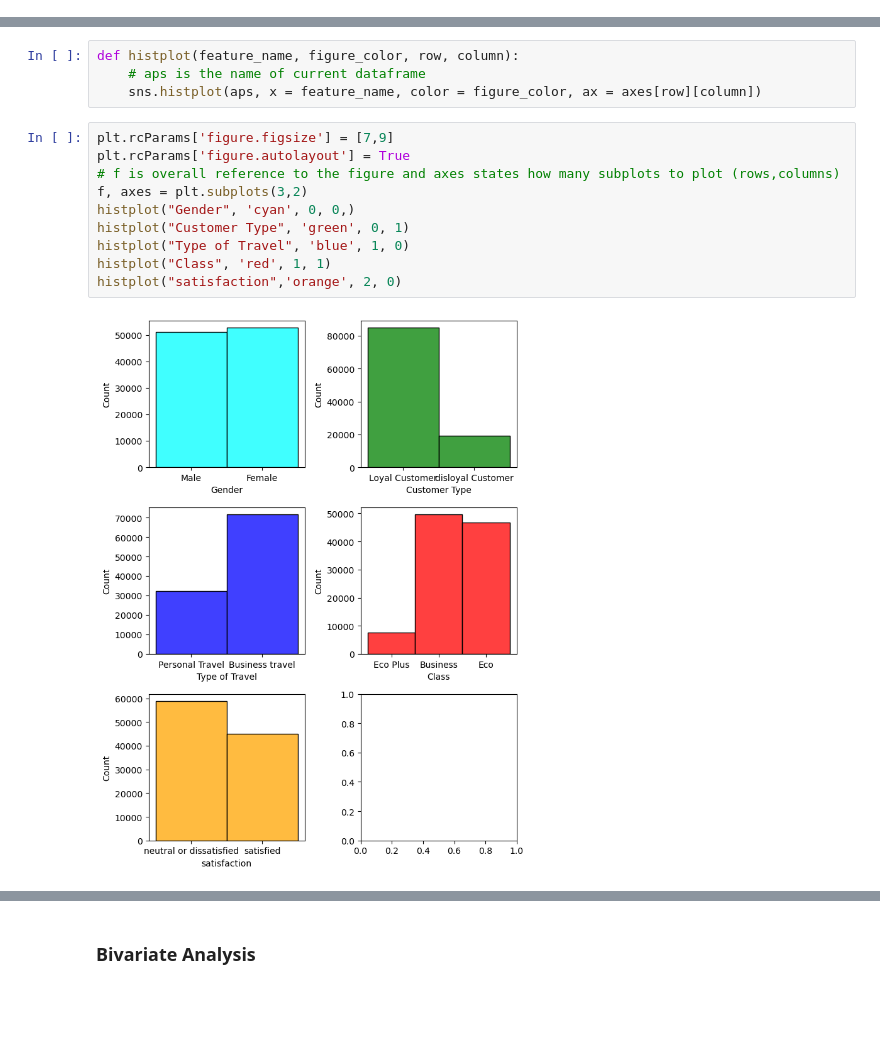
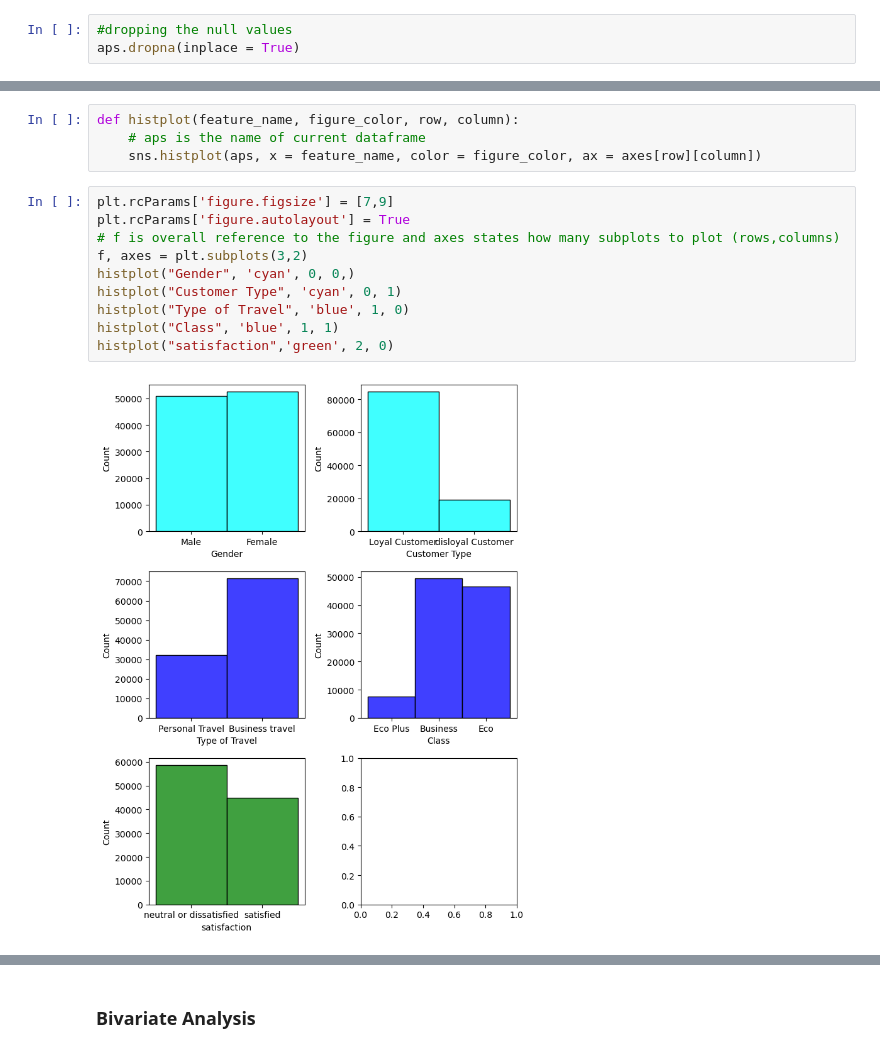
Before and after one commit to kale-sahil/air-passenger-satisfaction-prediction, a Jupyter notebook: Airline_Passenger_Satisfaction.ipynb, the cells around one changed output, grey strips where cells are left out. Drawn from its saved outputs; the diff is of its cells as text; blank space fills up the shorter version.

```diff
--- a/Airline_Passenger_Satisfaction.ipynb
+++ b/Airline_Passenger_Satisfaction.ipynb
@@ -157,3 +194,6 @@ Name: count, dtype: int64
+# %%
+#dropping the null values
+aps.dropna(inplace = True)
 # %% [markdown]
 # Univariate Analysis
 # %% [markdown]
@@ -196,15 +236,15 @@ def histplot(feature_name, figure_color, row, column):
 # %%
 plt.rcParams['figure.figsize'] = [7,9]
 plt.rcParams['figure.autolayout'] = True
 # f is overall reference to the figure and axes states how many subplots to plot (rows,columns)
 f, axes = plt.subplots(3,2)
 histplot("Gender", 'cyan', 0, 0,)
-histplot("Customer Type", 'green', 0, 1)
+histplot("Customer Type", 'cyan', 0, 1)
 histplot("Type of Travel", 'blue', 1, 0)
-histplot("Class", 'red', 1, 1)
-histplot("satisfaction",'orange', 2, 0)
+histplot("Class", 'blue', 1, 1)
+histplot("satisfaction",'green', 2, 0)
 # %% [output]
-[figure, old version]
+[figure, new version]
 # %%
 plt.rcParams['figure.figsize'] = [8,9]
 plt.rcParams['figure.autolayout'] = True
```
Also changed, not shown: parts of 65 cells of this notebook.
